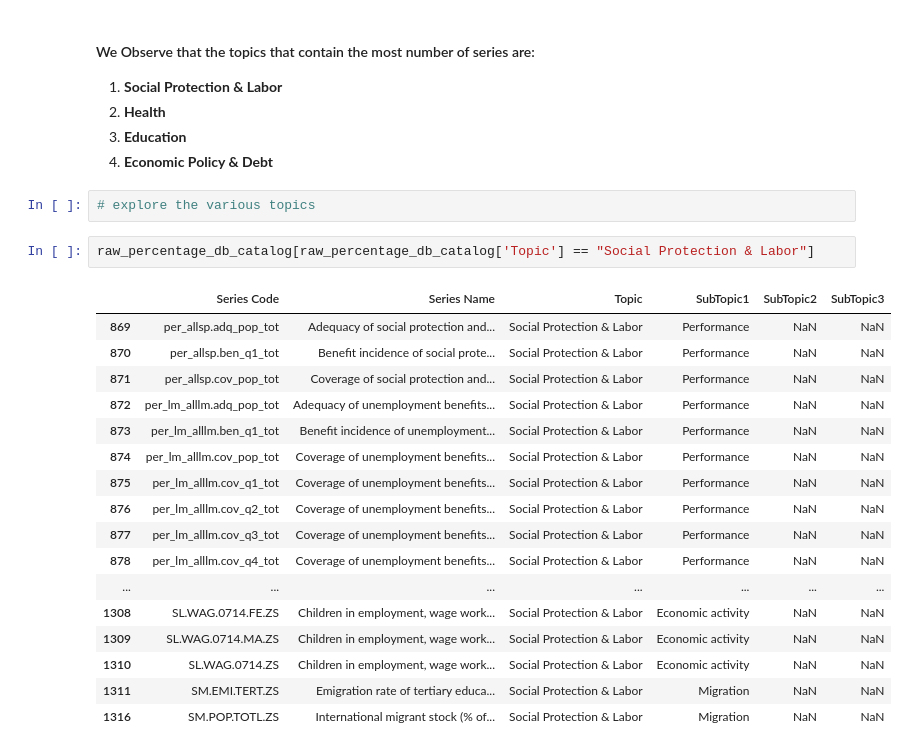
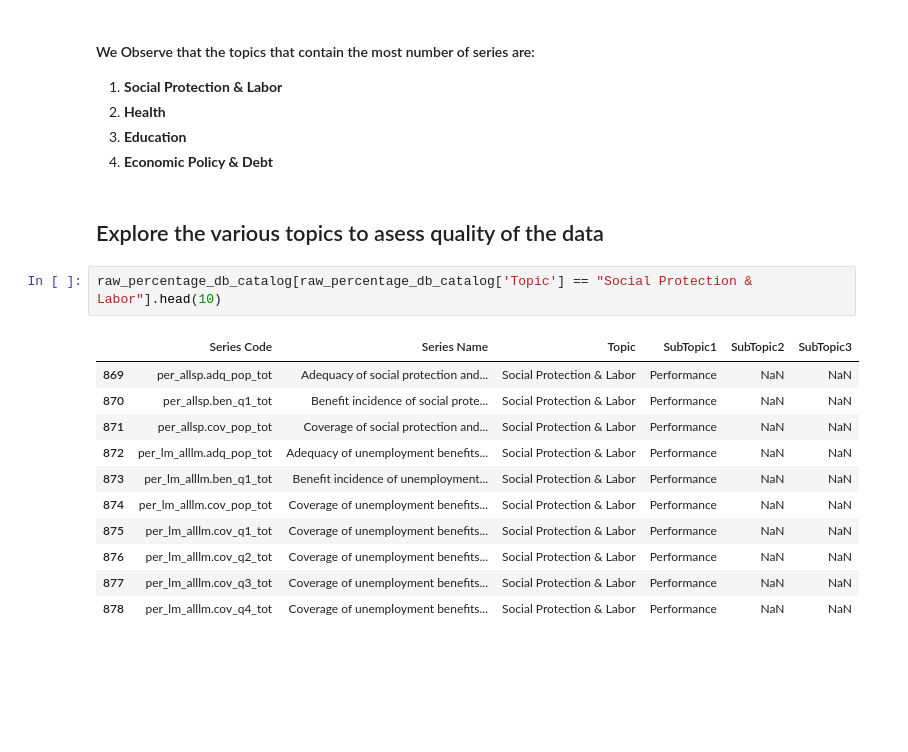
Before and after one commit to rjlopez2/ADS-_CAS_Bern_2020, a Jupyter notebook: Projects/M3/scrap_wikipedia_revo_list.ipynb, the cells around one changed output. Saved outputs shown, nothing was run; the diff lists cells and outputs as text; blank space fills up the shorter version.

```diff
--- a/Projects/M3/scrap_wikipedia_revo_list.ipynb
+++ b/Projects/M3/scrap_wikipedia_revo_list.ipynb
@@ -251,25 +279,19 @@ dtype: int64
 2. **Health**
 3. **Education**
 4. **Economic Policy & Debt**
-# %%
-# explore the various topics
+# %% [markdown]
+## Explore the various topics to asess quality of the data
 # %%
-raw_percentage_db_catalog[raw_percentage_db_catalog['Topic'] == "Social Protection & Labor"]
+raw_percentage_db_catalog[raw_percentage_db_catalog['Topic'] == "Social Protection & Labor"].head(10)
 # %% [output]
 |  | Series Code | Series Name | Topic | SubTopic1 | SubTopic2 | SubTopic3 |
 | 869 | per_allsp.adq_pop_tot | Adequacy of social protection and... | Social Protection & Labor | Performance | NaN | NaN |
 | 870 | per_allsp.ben_q1_tot | Benefit incidence of social prote... | Social Protection & Labor | Performance | NaN | NaN |
 | 871 | per_allsp.cov_pop_tot | Coverage of social protection and... | Social Protection & Labor | Performance | NaN | NaN |
 | 872 | per_lm_alllm.adq_pop_tot | Adequacy of unemployment benefits... | Social Protection & Labor | Performance | NaN | NaN |
 | 873 | per_lm_alllm.ben_q1_tot | Benefit incidence of unemployment... | Social Protection & Labor | Performance | NaN | NaN |
 | 874 | per_lm_alllm.cov_pop_tot | Coverage of unemployment benefits... | Social Protection & Labor | Performance | NaN | NaN |
 | 875 | per_lm_alllm.cov_q1_tot | Coverage of unemployment benefits... | Social Protection & Labor | Performance | NaN | NaN |
 | 876 | per_lm_alllm.cov_q2_tot | Coverage of unemployment benefits... | Social Protection & Labor | Performance | NaN | NaN |
 | 877 | per_lm_alllm.cov_q3_tot | Coverage of unemployment benefits... | Social Protection & Labor | Performance | NaN | NaN |
 | 878 | per_lm_alllm.cov_q4_tot | Coverage of unemployment benefits... | Social Protection & Labor | Performance | NaN | NaN |
-| ... | ... | ... | ... | ... | ... | ... |
-| 1308 | SL.WAG.0714.FE.ZS | Children in employment, wage work... | Social Protection & Labor | Economic activity | NaN | NaN |
-| 1309 | SL.WAG.0714.MA.ZS | Children in employment, wage work... | Social Protection & Labor | Economic activity | NaN | NaN |
-| 1310 | SL.WAG.0714.ZS | Children in employment, wage work... | Social Protection & Labor | Economic activity | NaN | NaN |
-| 1311 | SM.EMI.TERT.ZS | Emigration rate of tertiary educa... | Social Protection & Labor | Migration | NaN | NaN |
-| 1316 | SM.POP.TOTL.ZS | International migrant stock (% of... | Social Protection & Labor | Migration | NaN | NaN |
```
Also changed, not shown: parts of 8 cells of this notebook, 35 other files.
